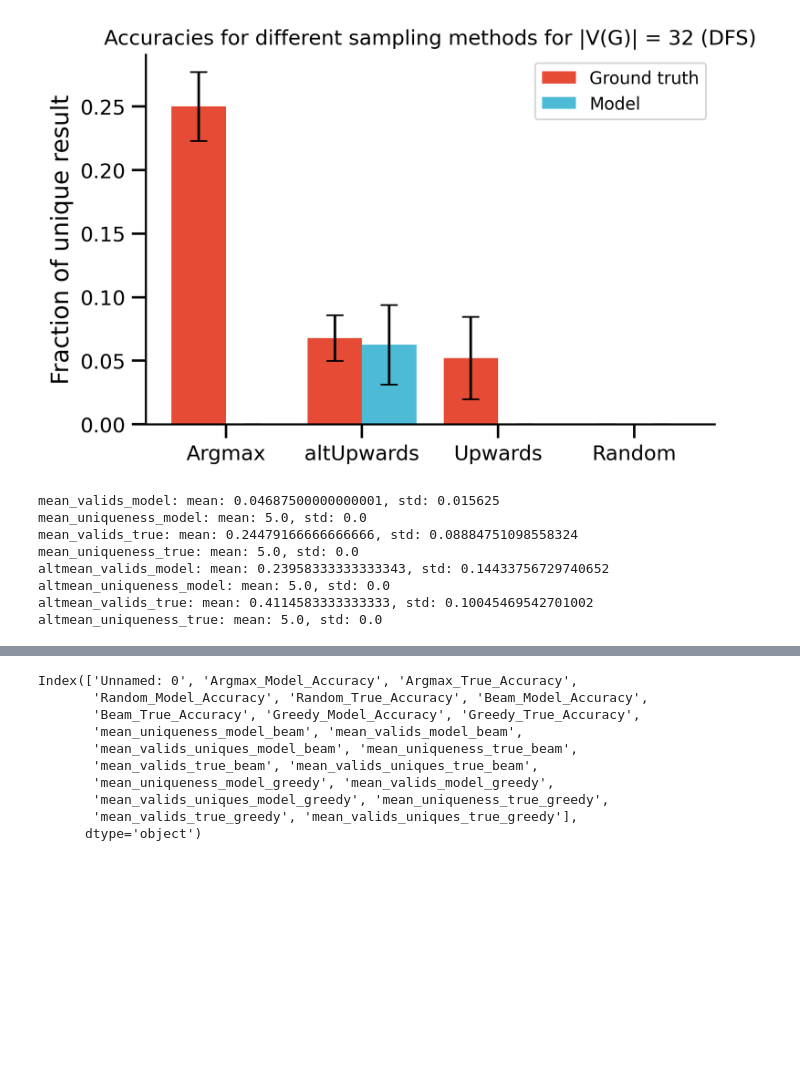
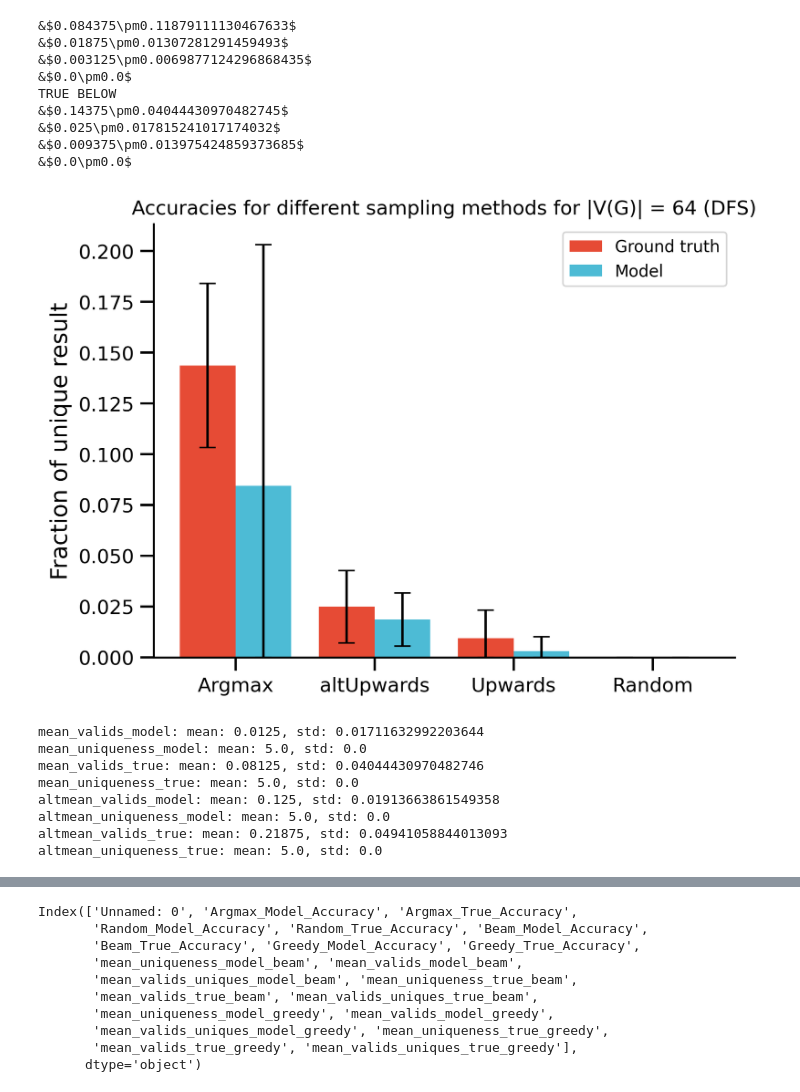
Before and after one commit to ZenoMK/NAR_Multiple_Solutions, a Jupyter notebook: results/viz.ipynb, the cells around one changed output, grey strips where cells are left out. Saved outputs shown, nothing was run; the diff lists cells and outputs as text; code cells hidden in the pictures; blank space fills up the shorter version.

```diff
--- a/results/viz.ipynb
+++ b/results/viz.ipynb
@@ -173,33 +299,49 @@ results_summary32.to_csv("summarised_results32_dfs.csv")
 # %%
-summary = pd.read_csv("summarised_results32_dfs.csv")
+summary = pd.read_csv("summarised_results64_dfs.csv")
 summary_dec = summary.describe()
 summary_dec
 
 with plt.style.context(spstyle.get_style('nature-reviews')):
     fig, ax = plt.subplots(ncols =1, sharey = True)
 
 model_uniques_means = [summary_dec["Argmax_Model_Accuracy"][1],summary_dec["altUpwards_Model_Accuracy"][1],summary_dec["Upwards_Model_Accuracy"][1],summary_dec["Random_Model_Accuracy"][1]]
 true_uniques_means = [summary_dec["Argmax_True_Accuracy"][1],summary_dec["altUpwards_True_Accuracy"][1],summary_dec["Upwards_True_Accuracy"][1],summary_dec["Random_True_Accuracy"][1]]
 
 model_uniques_std = [summary_dec["Argmax_Model_Accuracy"][2],summary_dec["altUpwards_Model_Accuracy"][2],summary_dec["Upwards_Model_Accuracy"][2],summary_dec["Random_Model_Accuracy"][2]]
 true_uniques_std = [summary_dec["Argmax_True_Accuracy"][2],summary_dec["altUpwards_True_Accuracy"][2],summary_dec["Upwards_True_Accuracy"][2],summary_dec["Random_True_Accuracy"][2]]
 
 
+[print("&$"+str(model_uniques_means[i])+"\pm"+str(model_uniques_std[i])+"$") for i in range(len(model_uniques_means))]
+print("TRUE BELOW")
+[print("&$"+str(true_uniques_means[i])+"\pm"+str(true_uniques_std[i])+"$") for i in range(len(model_uniques_means))]
+
 plt.bar(np.arange(len(model_uniques_means))-0.2,true_uniques_means, 0.4,label = "Ground truth")
 plt.bar(np.arange(len(model_uniques_means))+0.2,model_uniques_means, 0.4, label = "Model")
 plt.xticks(np.arange(len(model_means)),["Argmax", "altUpwards","Upwards","Random"])
 
 # taken from here: https://www.geeksforgeeks.org/add-error-bars-to-a-matplotlib-bar-plot/
 # https://stackoverflow.com/questions/40020274/pyplot-errorbar-keeps-connecting-my-points-with-lines
-plt.errorbar(np.arange(len(model_uniques_means))-0.2,true_uniques_means,yerr = true_uniques_std,color = "black",capsize = 5, ls = "None")
-plt.errorbar(np.arange(len(model_uniques_means))+0.2,model_uniques_means,yerr = model_uniques_std,color = "black",capsize = 5, ls = "None")
+# and https://stackoverflow.com/questions/64215132/how-to-limit-lower-error-of-bar-plot-to-0
+lowers_model = np.minimum(model_uniques_std, model_uniques_means)
+lowers_true = np.minimum(true_uniques_std, true_uniques_means)
+plt.errorbar(np.arange(len(model_uniques_means))-0.2,true_uniques_means,yerr = [lowers_true,true_uniques_std],color = "black",capsize = 5, ls = "None")
+plt.errorbar(np.arange(len(model_uniques_means))+0.2,model_uniques_means,yerr = [lowers_model,model_uniques_std],color = "black",capsize = 5, ls = "None")
 plt.legend()
 plt.ylabel("Fraction of unique result")
-plt.title("Accuracies for different sampling methods for |V(G)| = 32 (DFS)")
+plt.title("Accuracies for different sampling methods for |V(G)| = 64 (DFS)")
 plt.savefig("DFS_n64.png",dpi = 1200)
 plt.show()
 # %% [output]
+&$0.084375\pm0.11879111130467633$
+&$0.01875\pm0.01307281291459493$
+&$0.003125\pm0.0069877124296868435$
+&$0.0\pm0.0$
+TRUE BELOW
+&$0.14375\pm0.04044430970482745$
+&$0.025\pm0.017815241017174032$
+&$0.009375\pm0.013975424859373685$
+&$0.0\pm0.0$
-[figure, old version]
+[figure, new version]
 # %%
 # compute validity and uniqueness per 5 samples
 cols = ["mean_valids_model","mean_uniqueness_model","mean_valids_true","mean_uniqueness_true",
@@ -210,13 +352,13 @@ for i in cols:
     std = summary_dec[i][2]*5
     print(f"{i}: mean: {m}, std: {std}")
 # %% [output]
-mean_valids_model: mean: 0.04687500000000001, std: 0.015625
+mean_valids_model: mean: 0.0125, std: 0.01711632992203644
 mean_uniqueness_model: mean: 5.0, std: 0.0
-mean_valids_true: mean: 0.24479166666666666, std: 0.08884751098558324
+mean_valids_true: mean: 0.08125, std: 0.04044430970482746
 mean_uniqueness_true: mean: 5.0, std: 0.0
-altmean_valids_model: mean: 0.23958333333333343, std: 0.14433756729740652
+altmean_valids_model: mean: 0.125, std: 0.01913663861549358
 altmean_uniqueness_model: mean: 5.0, std: 0.0
-altmean_valids_true: mean: 0.4114583333333333, std: 0.10045469542701002
+altmean_valids_true: mean: 0.21875, std: 0.04941058844013093
 altmean_uniqueness_true: mean: 5.0, std: 0.0
 # %%
 summary_dec
```
Also changed, not shown: parts of 17 cells of this notebook, 18 other files.
